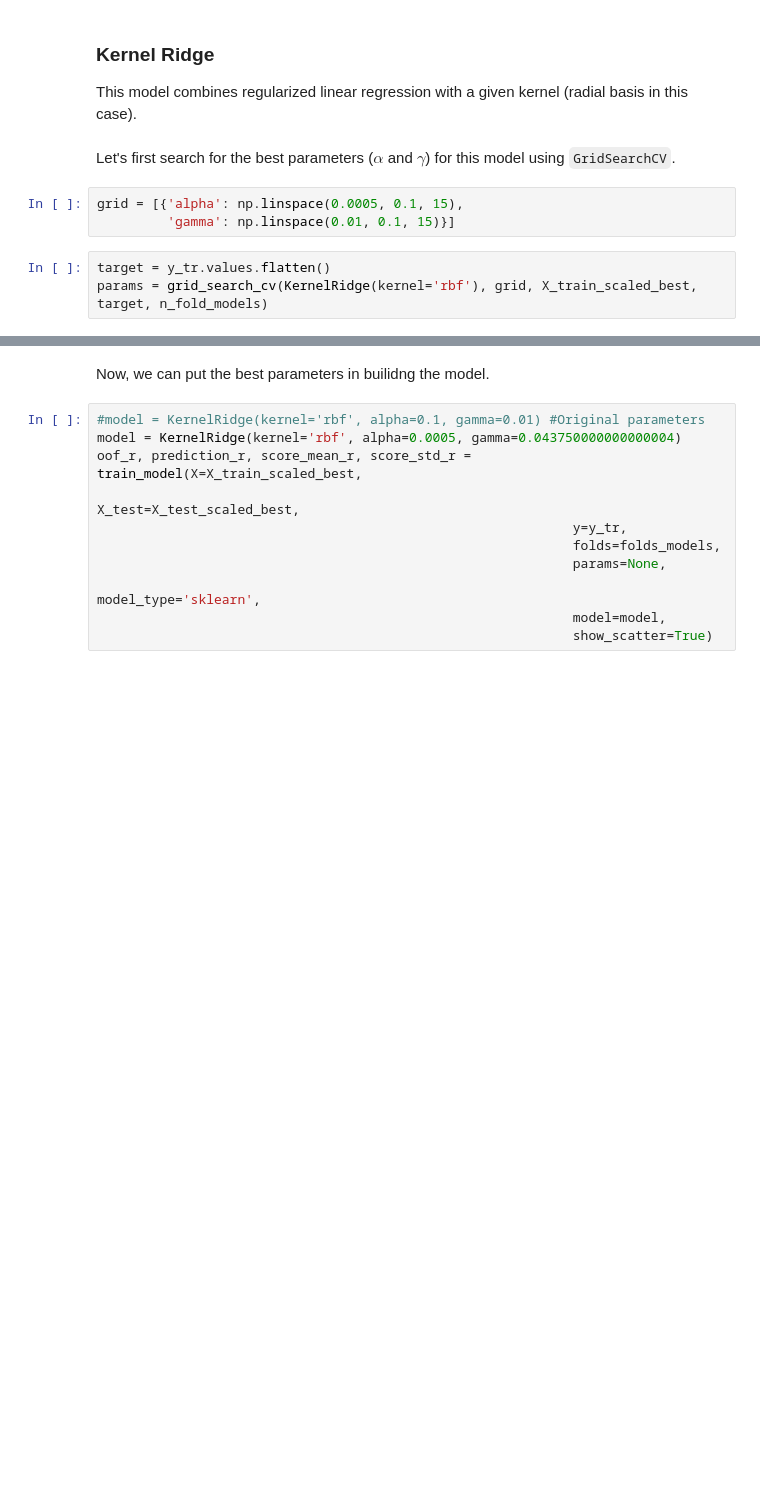
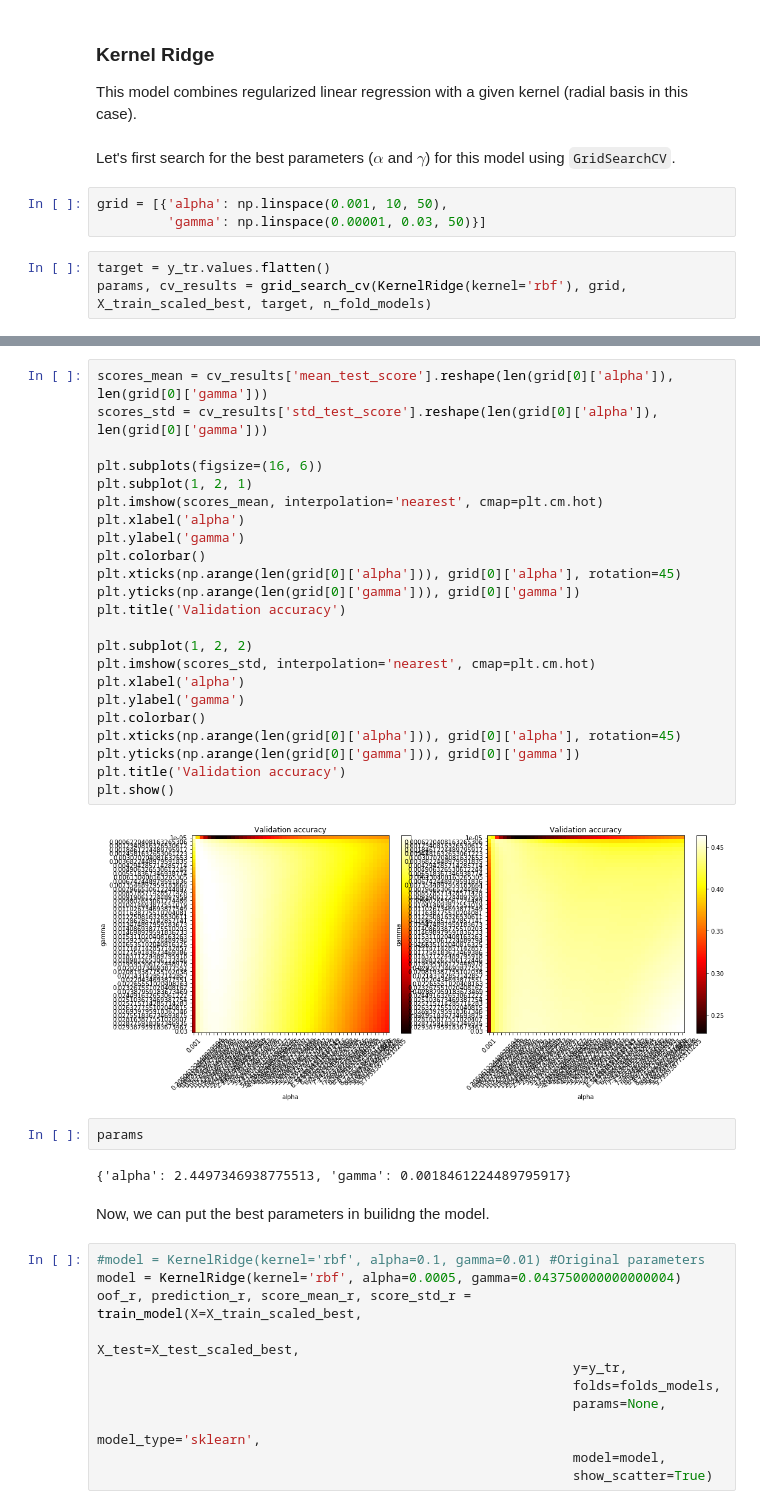
Before and after one commit to ricarddelgado/lanl-earthquake-kaggle, a Jupyter notebook: 3. Earthquakes FE - More features and samples (v3).ipynb, the cells around one changed output, grey strips where cells are left out. Saved outputs shown, nothing was run; the diff lists cells and outputs as text; blank space fills up the shorter version.

```diff
--- a/3. Earthquakes FE - More features and samples (v3).ipynb
+++ b/3. Earthquakes FE - More features and samples (v3).ipynb
@@ -1020,8 +1056,8 @@ This model combines regularized linear regression with a given kernel (radial ba
 # %% [markdown]
 Let's first search for the best parameters ($\alpha$ and $\gamma$) for this model using `GridSearchCV`.
 # %%
-grid = [{'alpha': np.linspace(0.0005, 0.1, 15),
-         'gamma': np.linspace(0.01, 0.1, 15)}]
+grid = [{'alpha': np.linspace(0.001, 10, 50),
+         'gamma': np.linspace(0.00001, 0.03, 50)}]
 # %%
 target = y_tr.values.flatten()
-params = grid_search_cv(KernelRidge(kernel='rbf'), grid, X_train_scaled_best, target, n_fold_models)
+params, cv_results = grid_search_cv(KernelRidge(kernel='rbf'), grid, X_train_scaled_best, target, n_fold_models)
@@ -1028,3 +1085,32 @@ params = grid_search_cv(KernelRidge(kernel='rbf'), grid, X_train_scaled_best, ta
+# %%
+scores_mean = cv_results['mean_test_score'].reshape(len(grid[0]['alpha']), len(grid[0]['gamma']))
+scores_std = cv_results['std_test_score'].reshape(len(grid[0]['alpha']), len(grid[0]['gamma']))
+
+plt.subplots(figsize=(16, 6))
+plt.subplot(1, 2, 1)
+plt.imshow(scores_mean, interpolation='nearest', cmap=plt.cm.hot)
+plt.xlabel('alpha')
+plt.ylabel('gamma')
+plt.colorbar()
+plt.xticks(np.arange(len(grid[0]['alpha'])), grid[0]['alpha'], rotation=45)
+plt.yticks(np.arange(len(grid[0]['gamma'])), grid[0]['gamma'])
+plt.title('Validation accuracy')
+
+plt.subplot(1, 2, 2)
+plt.imshow(scores_std, interpolation='nearest', cmap=plt.cm.hot)
+plt.xlabel('alpha')
+plt.ylabel('gamma')
+plt.colorbar()
+plt.xticks(np.arange(len(grid[0]['alpha'])), grid[0]['alpha'], rotation=45)
+plt.yticks(np.arange(len(grid[0]['gamma'])), grid[0]['gamma'])
+plt.title('Validation accuracy')
+plt.show()
+# %% [output]
+[figure, added]
+# %%
+params
+# %% [output]
+{'alpha': 2.4497346938775513, 'gamma': 0.0018461224489795917}
 # %% [markdown]
 Now, we can put the best parameters in builidng the model.
 # %%
```
Also changed, not shown: parts of 58 cells of this notebook, 3 other files.
